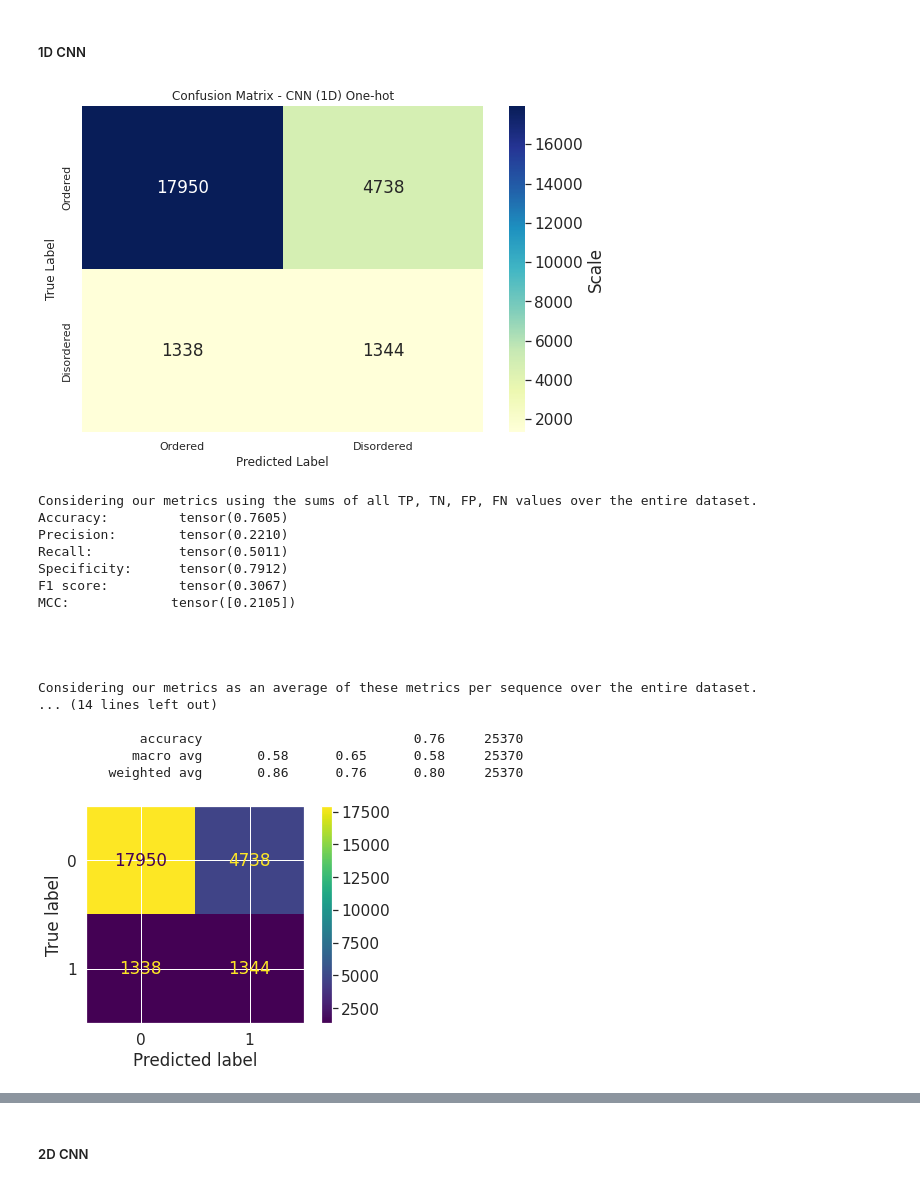
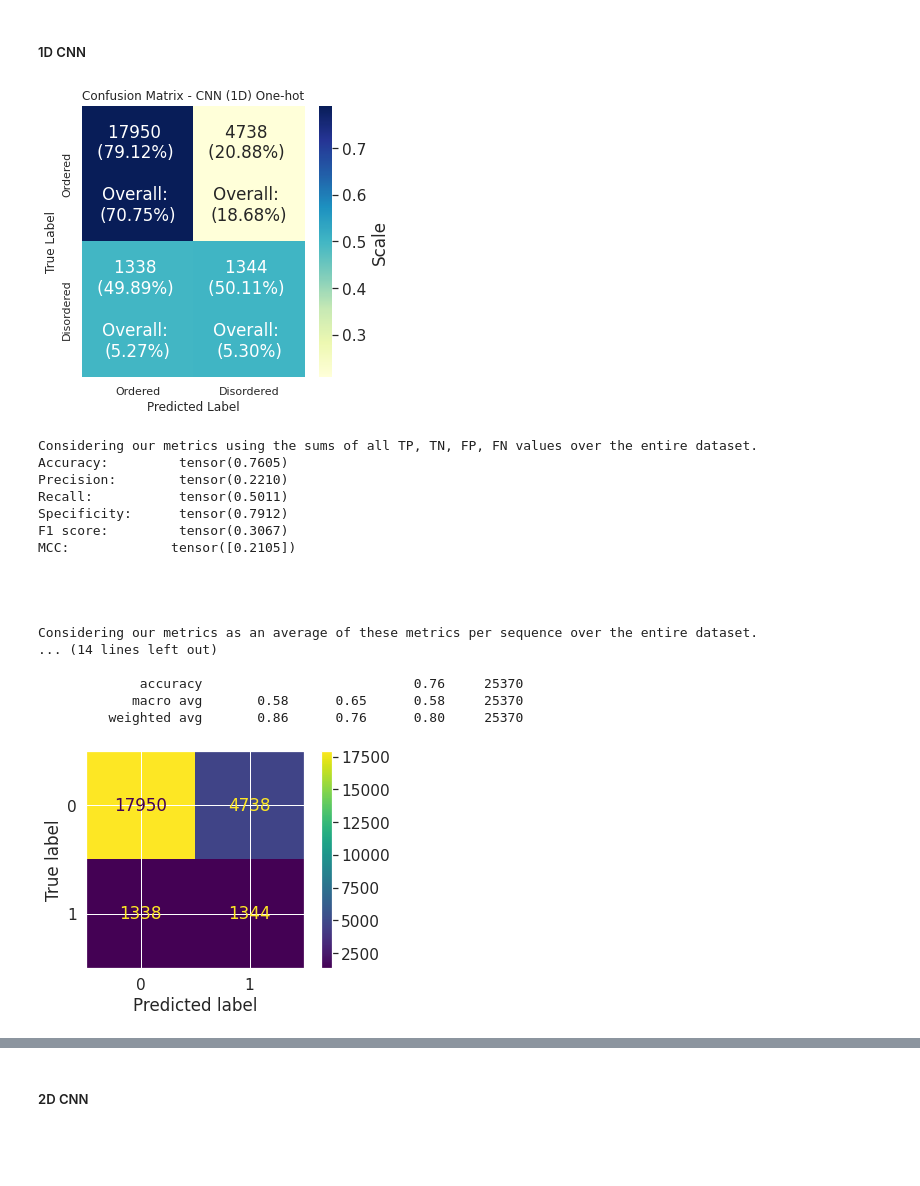
Before and after one commit to ryangregson01/L4-dissertation, a Jupyter notebook: src/Notebooks/evaluation_metrics.ipynb, the cells around one changed output, grey strips where cells are left out. Drawn from its saved outputs; the diff is of its cells as text; code cells hidden in the pictures; blank space fills up the shorter version.

Commit message:
Evaluation and dissertation corrections.
Wrote evaluation.
Made corrections using feedback.
Added ROC curves to evaluation notebook.

```diff
--- a/src/Notebooks/evaluation_metrics.ipynb
+++ b/src/Notebooks/evaluation_metrics.ipynb
@@ -323,20 +325,39 @@ def plot_confusion_matrix(data, labels, output_filename, title):
 
     """
     seaborn.set(color_codes=True)
-    fig = plt.figure(1, figsize=(9, 6))
+    fig = plt.figure(1, figsize=(5, 5))
 
     plt.title("Confusion Matrix - "+title)
 
     seaborn.set(font_scale=1.4)
+
+    data = np.array(data)
+
+    norm = np.sum(data, axis=1)
+
+    ord_norm = data[0] / norm[0]
+    dis_norm = data[1] / norm[1]
+
+    cls_data_norm = np.array([ord_norm, dis_norm])
+
+    data_norm = data / np.sum(data)
+    data_combined = []
+    for i in range(data_norm.shape[0]):
+      data_row = []
+      for j in range(data_norm.shape[1]):
+        data_row.append(f"{data[i][j]} \n({cls_data_norm[i][j]:.2%}) \n\nOverall: \n({data_norm[i][j]:.2%})")
+
+      data_combined.append(data_row)
+
     #https://stackoverflow.com/questions/60240694/suppress-scientific-notation-in-sklearn-metrics-plot-confusion-matrix
-    ax = seaborn.heatmap(data, annot=True, cmap="YlGnBu", cbar_kws={'label': 'Scale'}, fmt='g')
+    ax = seaborn.heatmap(cls_data_norm, annot=data_combined, cmap="YlGnBu", cbar_kws={'label': 'Scale'}, fmt='')
 
     ax.set_xticklabels(labels)
     ax.set_yticklabels(labels)
 
     ax.set(ylabel="True Label", xlabel="Predicted Label")
 
-    plt.savefig(output_filename, format='svg', dpi=1200)
+    plt.savefig(output_filename, bbox_inches='tight', format='svg', dpi=1200)
     plt.show()
     #plt.savefig(output_filename, bbox_inches='tight', dpi=300)
     #plt.close()
@@ -504,11 +523,10 @@ def evaluation_metrics_averaged(name, dataset, model, title, rnn=False):
     predicted_label = torch.squeeze(predicted_label)
     true_label = torch.squeeze(true_label)
 
-    #all_preds += predicted_label
+    all_preds += predicted_label
     all_labels += true_label
 
     pred_lab = pred_round(predicted_label)
-    all_preds += pred_lab
 
     correct_dict = class_correctness(pred_lab, true_label)
     TP += ( (correct_dict.get('TP')) / len(pred_lab) )
@@ -551,8 +569,6 @@ def evaluation_metrics_averaged(name, dataset, model, title, rnn=False):
   labels = ["Ordered", "Disordered"]
   #plot_confusion_matrix(data, labels, name, title)
 
-  #print(all_preds[0:100])
-
   get_evaluation(all_preds, all_labels)
 
   # Return this for easy import to latex table
@@ -828,7 +882,7 @@ casp_pssm_loader = DataLoader(casp_pssm_dataset, batch_size=1,
                         shuffle=True, num_workers=0)
 # %%
 def final_read_model(model_class, model_name):
-  PATH = '/content/drive/My Drive/Colab Notebooks/diss_files/'+model_name
+  PATH = '/content/drive/My Drive/Colab Notebooks/diss_files/pth_files/'+model_name
 
   loaded_model = model_class
   loaded_model.load_state_dict(torch.load(PATH))
@@ -847,11 +901,11 @@ table = []
 # %% [markdown]
 ##### 1D CNN
 # %%
-calculate_dataset_metrics("CASP10", casp_loader, full_cnn_1d_one_hot, "CNN (1D) One-hot")
+calculate_dataset_metrics("CASP10CNN1D1hot-cf.svg", casp_loader, full_cnn_1d_one_hot, "CNN (1D) One-hot")
 val = evaluation_metrics_averaged("CASP10", casp_loader, full_cnn_1d_one_hot, "CNN (1D) One-hot")
 table.append(val)
 # %% [output]
-[figure, old version]
+[figure, new version]
 Considering our metrics using the sums of all TP, TN, FP, FN values over the entire dataset.
 Accuracy:         tensor(0.7605)
 Precision:        tensor(0.2210)
```
Also changed, not shown: parts of 29 cells of this notebook, 33 other files.
